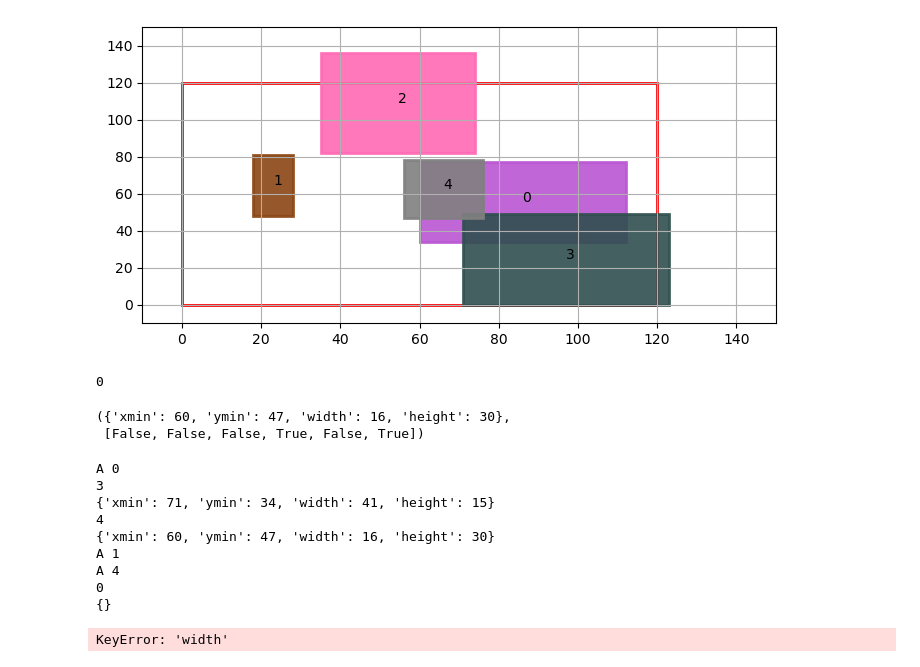
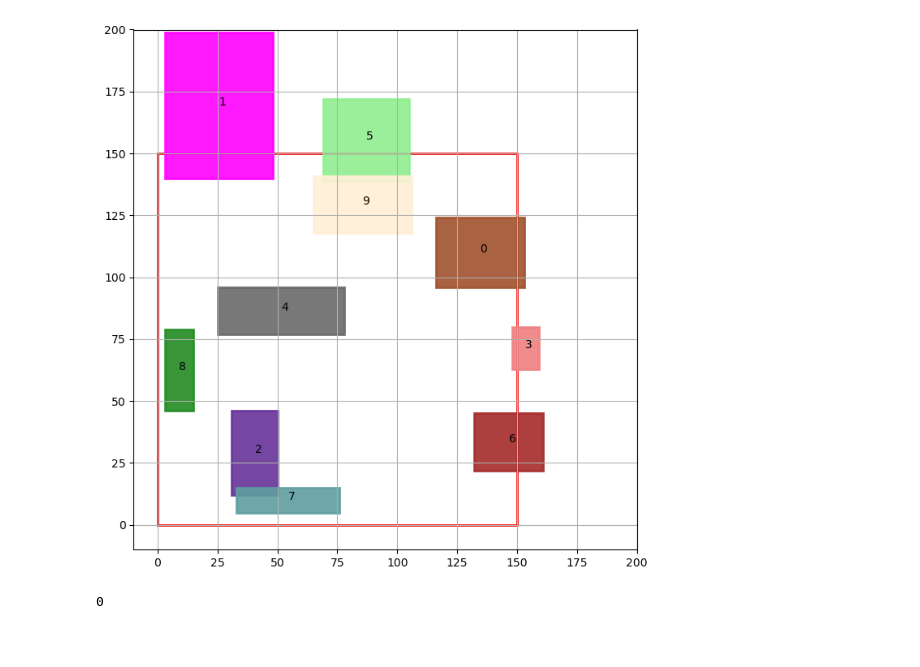
Before and after one commit to TiMo3654/abf, a Jupyter notebook: tests.ipynb, the cells around one changed output. Cells and saved outputs as stored; diff of their text form; code cells hidden in the pictures; blank space fills up the shorter version.

```diff
--- a/tests.ipynb
+++ b/tests.ipynb
@@ -9,32 +9,16 @@ critical_amount     = 100
 # %%
 layout_zone = {"xmin"   : 0,
                "ymin"   : 0,
-               "width"  : 120,
-               "height" : 120}
+               "width"  : 150,
+               "height" : 150}
 
-participants       = generate_unconnected_participants(5, layout_zone, 12)
+participants       = generate_unconnected_participants(10, layout_zone, 666)
 
-plot_participants(layout_zone, participants, 150, 150)
+plot_participants(layout_zone, participants, 200, 200)
 # %% [output]
-[figure, old version]
+[figure, new version]
 0
 # %%
 initial_participants            = determine_initial_conditions(participants, layout_zone, conciliation_quota, critical_amount)
-
-calculate_overlap(initial_participants['4'], initial_participants['0'])
-# %% [output]
-({'xmin': 60, 'ymin': 47, 'width': 16, 'height': 30},
- [False, False, False, True, False, True])
 # %%
 participants_after_one_round    = one_round_of_interaction(initial_participants, layout_zone, conciliation_quota, critical_amount)
-# %% [output]
-A 0
-3
-{'xmin': 71, 'ymin': 34, 'width': 41, 'height': 15}
-4
-{'xmin': 60, 'ymin': 47, 'width': 16, 'height': 30}
-A 1
-A 4
-0
-{}
-KeyError: 'width'
```
Also changed, not shown: parts of 4 cells of this notebook.
